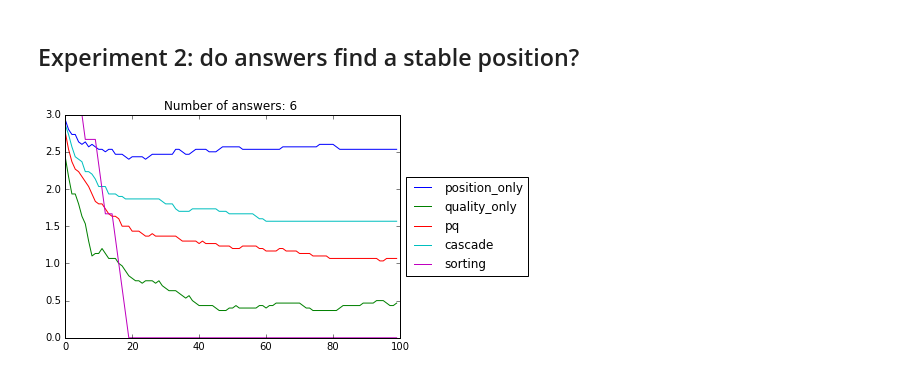
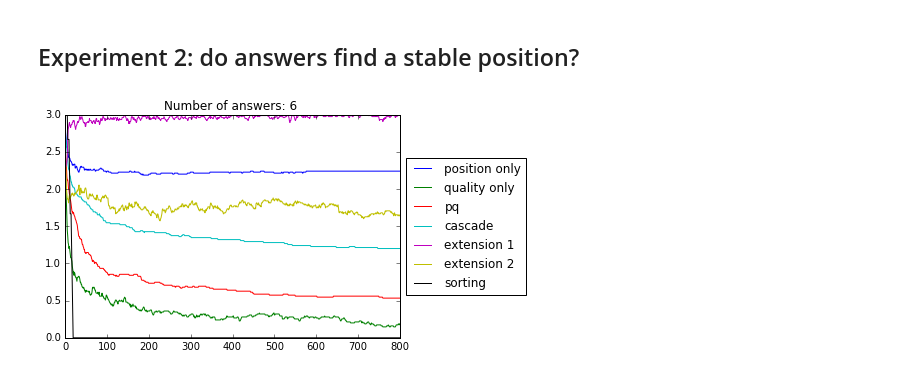
Before and after one commit to JoelDan192/Predictive-model-for-the-voting-system-in-SE-network, a Jupyter notebook: results/simulation/votes_simulation.ipynb, the cells around one changed output. Saved outputs shown, nothing was run; the diff lists cells and outputs as text; code cells hidden in the pictures.

```diff
--- a/results/simulation/votes_simulation.ipynb
+++ b/results/simulation/votes_simulation.ipynb
@@ -115,40 +179,45 @@ def run_exp(nb_ans=8,max_votes=100):
     pq_voting = partial(voting_pq,pbias,ans_sorted)
     cascade_voting = partial(voting_cascade,ans_sorted)
     sort_voting = partial(sort_as_baseline,ans_sorted)
-
-    distances = [(p,q,pq,casc,sortv) for i,(p,q,pq,casc,sortv) in takewhile(lambda t:t[0]<max_votes, enumerate(izip(pbias_voting(q_ans),
+    extension1 = partial(voting_ex1,pbias,ans_sorted,0,1.0)
+    extension2 = partial(voting_ex2,ans_sorted)
+    distances = [(p,q,pq,casc,e1,e2,sortv) for i,(p,q,pq,casc,e1,e2,sortv) in takewhile(lambda t:t[0]<max_votes, enumerate(izip(pbias_voting(q_ans),
                                                                         q_voting(q_ans),
                                                                         pq_voting(q_ans),
                                                                         cascade_voting(q_ans),
+                                                                        extension1(q_ans),
+                                                                        extension2(q_ans),
                                                                         sort_voting(q_ans))))]
     return zip(*distances)
 # %%
 
 nb_ans = 6
-nb_exp = 10
-nb_votes = 100
-pbias_dist, quality_dist, pbias_quality_dist, cascade_dist, sorting_v = [np.zeros(nb_votes)]*5
+nb_exp = 25
+nb_votes = 800
+pbias_dist, quality_dist, pbias_quality_dist, cascade_dist, ext1, ext2, sorting_v = [np.zeros(nb_votes)]*7
 
 for _ in range(nb_exp):
-    p,q,pq,csc,sort_v = run_exp(nb_ans=nb_ans,max_votes=nb_votes)
-    pbias_dist, quality_dist, pbias_quality_dist = p+pbias_dist, q+quality_dist, pq+pbias_quality_dist
-    cascade_dist, sorting_v = csc+cascade_dist, sort_v+sorting_v
-pbias_dist, quality_dist = pbias_dist/float(nb_exp),quality_dist/float(nb_exp)
-pbias_quality_dist, cascade_dist, sorting_v = pbias_quality_dist/float(nb_exp), cascade_dist/float(nb_exp), sorting_v/float(nb_exp)
+    p,q,pq,csc,e1,e2,sort_v = run_exp(nb_ans=nb_ans,max_votes=nb_votes)
+    pbias_dist, quality_dist, pbias_quality_dist, ext1 = p+pbias_dist, q+quality_dist, pq+pbias_quality_dist, e1+ext1
+    cascade_dist, ext2, sorting_v = csc+cascade_dist, e2+ext2,sort_v+sorting_v
+pbias_dist,quality_dist,ext1,ext2 = pbias_dist/float(nb_exp),quality_dist/float(nb_exp),ext1/float(nb_exp),ext2/float(nb_exp)
+pbias_quality_dist,cascade_dist,sorting_v = pbias_quality_dist/float(nb_exp), cascade_dist/float(nb_exp), sorting_v/float(nb_exp)
 
 
 
 fig = pyplot.figure(1)
 ax = fig.add_subplot(111)
 
 votes_ax = range(nb_votes)
-ax.plot(votes_ax,pbias_dist,label='position_only')
-ax.plot(votes_ax,quality_dist,label='quality_only')
+ax.plot(votes_ax,pbias_dist,label='position only')
+ax.plot(votes_ax,quality_dist,label='quality only')
 ax.plot(votes_ax,pbias_quality_dist,label='pq')
 ax.plot(votes_ax,cascade_dist,label='cascade')
+ax.plot(votes_ax,ext1,label='extension 1')
+ax.plot(votes_ax,ext2,label='extension 2')
 ax.plot(votes_ax,sorting_v,label='sorting')
 lgd = ax.legend(bbox_to_anchor=(1, 0.5), loc='center left')
 pyplot.title('Number of answers: %d '%nb_ans)
 pyplot.show()
 # %% [output]
-[figure, old version]
+[figure, new version]
```
Also changed, not shown: parts of 4 cells of this notebook.
